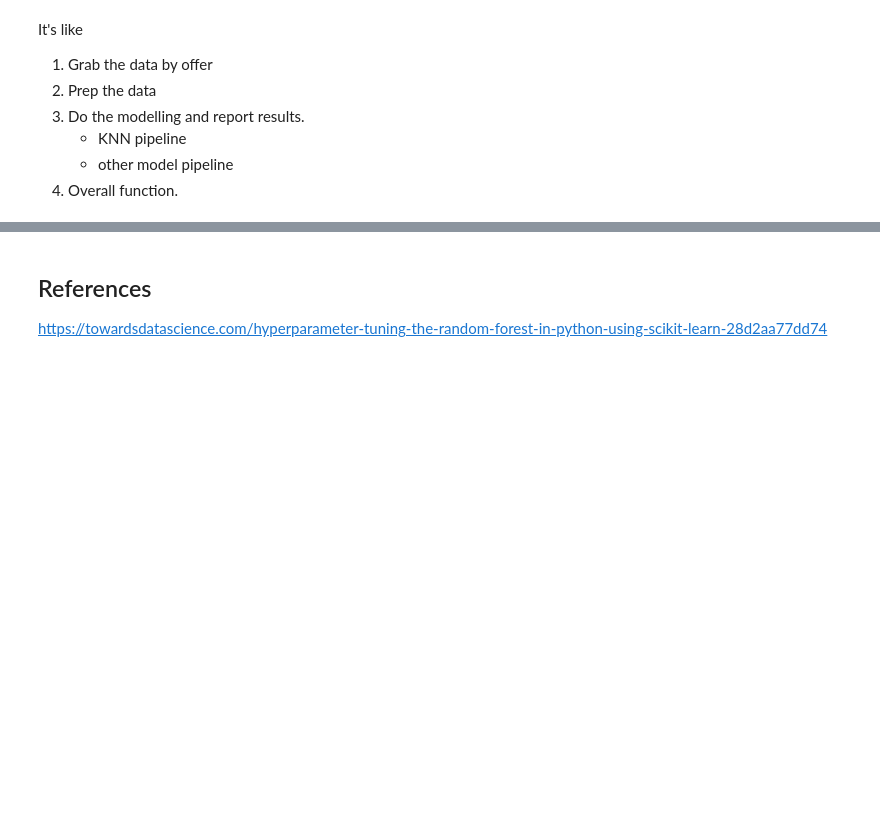
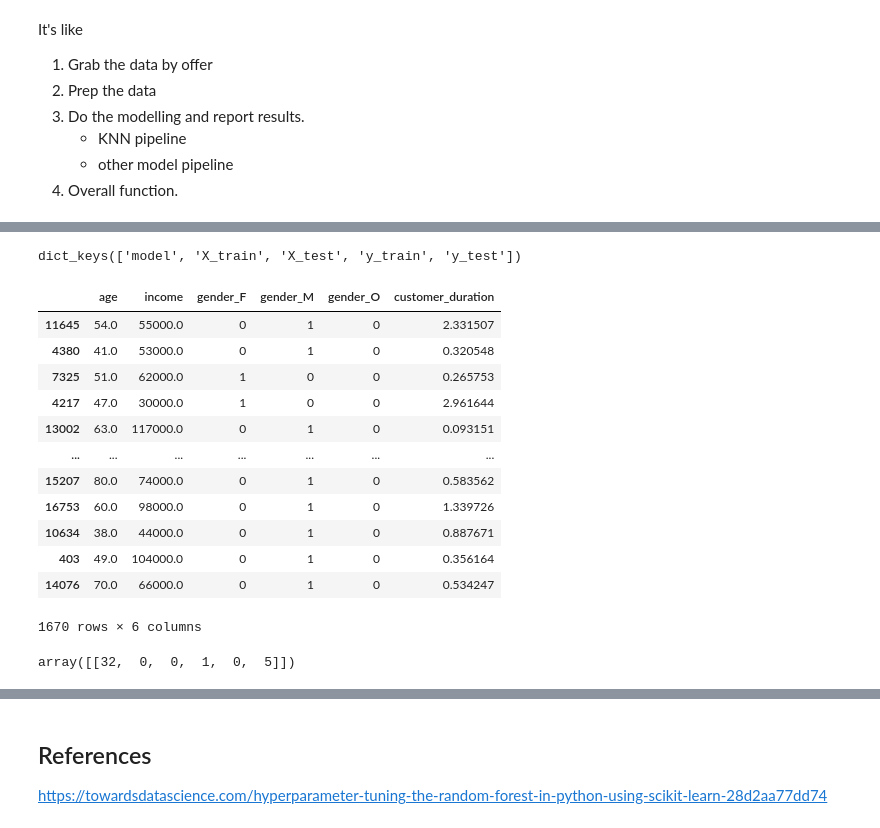
Before and after one commit to andrewKOwong/dsnd-starbucks, a Jupyter notebook: model_development.ipynb, the cells around one changed output, grey strips where cells are left out. Drawn from its saved outputs; the diff is of its cells as text; code cells hidden in the pictures; blank space fills up the shorter version.

Commit message:
Update demographic model pipeline to get it fully working.

```diff
--- a/model_development.ipynb
+++ b/model_development.ipynb
@@ -197,7 +183,7 @@ def build_offer_with_demo_action_models(transcript_df,
 
     for offer_id, action in zip(offer_ids, offer_actions):
         # Get combined customer profile + action completion df
-        offer_profile = get_offer_action_data(transcript_df, profile_df, action, contain_demo=True)
+        offer_profile = get_offer_action_data(transcript_df, profile_df, offer_id, action, contain_demo=True)
         # Get X and y
         X, y = separate_x_y(offer_profile)
         # Split training and test
@@ -208,7 +194,7 @@ def build_offer_with_demo_action_models(transcript_df,
         # Switch to build and cross validate a model.
         if model_type == 'knn':
             model = build_KNN_pipeline_and_fit_CV(X_train, y_train, verbosity=verbosity)
-        if mode_type == 'rfc':
+        elif model_type == 'rfc':
             model = build_RFC_pipeline_and_fit_CV(X_train, y_train, verbosity=verbosity)
         else:
             raise ValueError(f"Model of type {model_type} not implemented.")
@@ -351,3 +337,5 @@ def get_CV_model_scores(model):
     mean_test_scores - GridSearchCV model mean cross validation scores.
     """
     return model.cv_results_['mean_train_score'], model.cv_results_['mean_test_score']
+# %%
+knn_models = build_offer_with_demo_action_models(transcript, profile, portfolio, model_type='knn', verbosity=1, random_state=7)
@@ -353,0 +380,4 @@ def get_CV_model_scores(model):
+# %%
+knn_models[1].keys()
+# %% [output]
+dict_keys(['model', 'X_train', 'X_test', 'y_train', 'y_test'])
@@ -353,0 +386,16 @@ def get_CV_model_scores(model):
+# %%
+knn_models[1]['X_test']
+# %% [output]
+|  | age | income | gender_F | gender_M | gender_O | customer_duration |
+| 11645 | 54.0 | 55000.0 | 0 | 1 | 0 | 2.331507 |
+| 4380 | 41.0 | 53000.0 | 0 | 1 | 0 | 0.320548 |
+| 7325 | 51.0 | 62000.0 | 1 | 0 | 0 | 0.265753 |
+| 4217 | 47.0 | 30000.0 | 1 | 0 | 0 | 2.961644 |
+| 13002 | 63.0 | 117000.0 | 0 | 1 | 0 | 0.093151 |
+| ... | ... | ... | ... | ... | ... | ... |
+| 15207 | 80.0 | 74000.0 | 0 | 1 | 0 | 0.583562 |
+| 16753 | 60.0 | 98000.0 | 0 | 1 | 0 | 1.339726 |
+| 10634 | 38.0 | 44000.0 | 0 | 1 | 0 | 0.887671 |
+| 403 | 49.0 | 104000.0 | 0 | 1 | 0 | 0.356164 |
+| 14076 | 70.0 | 66000.0 | 0 | 1 | 0 | 0.534247 |
+1670 rows × 6 columns
@@ -353,0 +404,4 @@ def get_CV_model_scores(model):
+# %%
+test
+# %% [output]
+array([[32,  0,  0,  1,  0,  5]])
```
Also changed, not shown: parts of 10 cells of this notebook.
